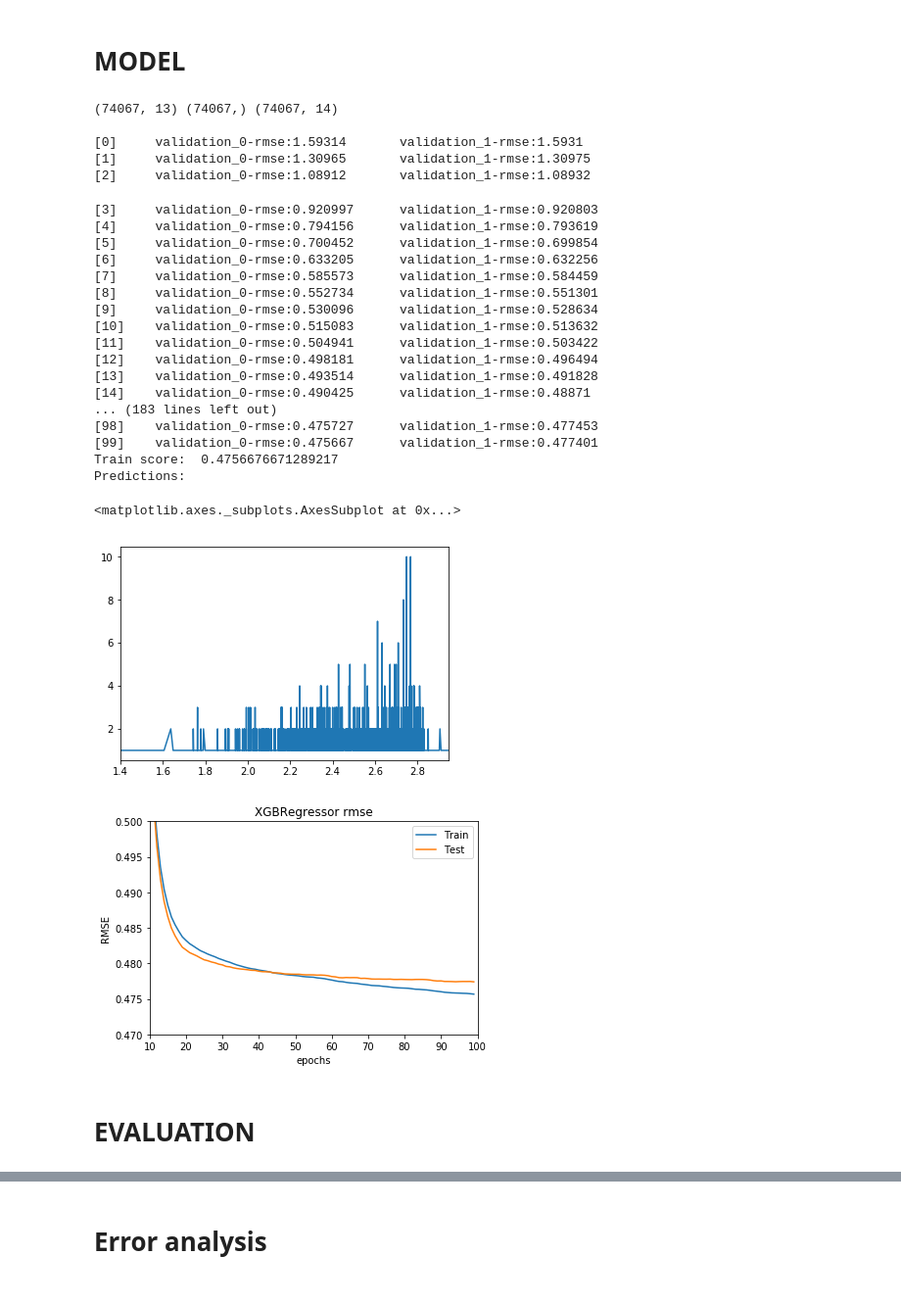
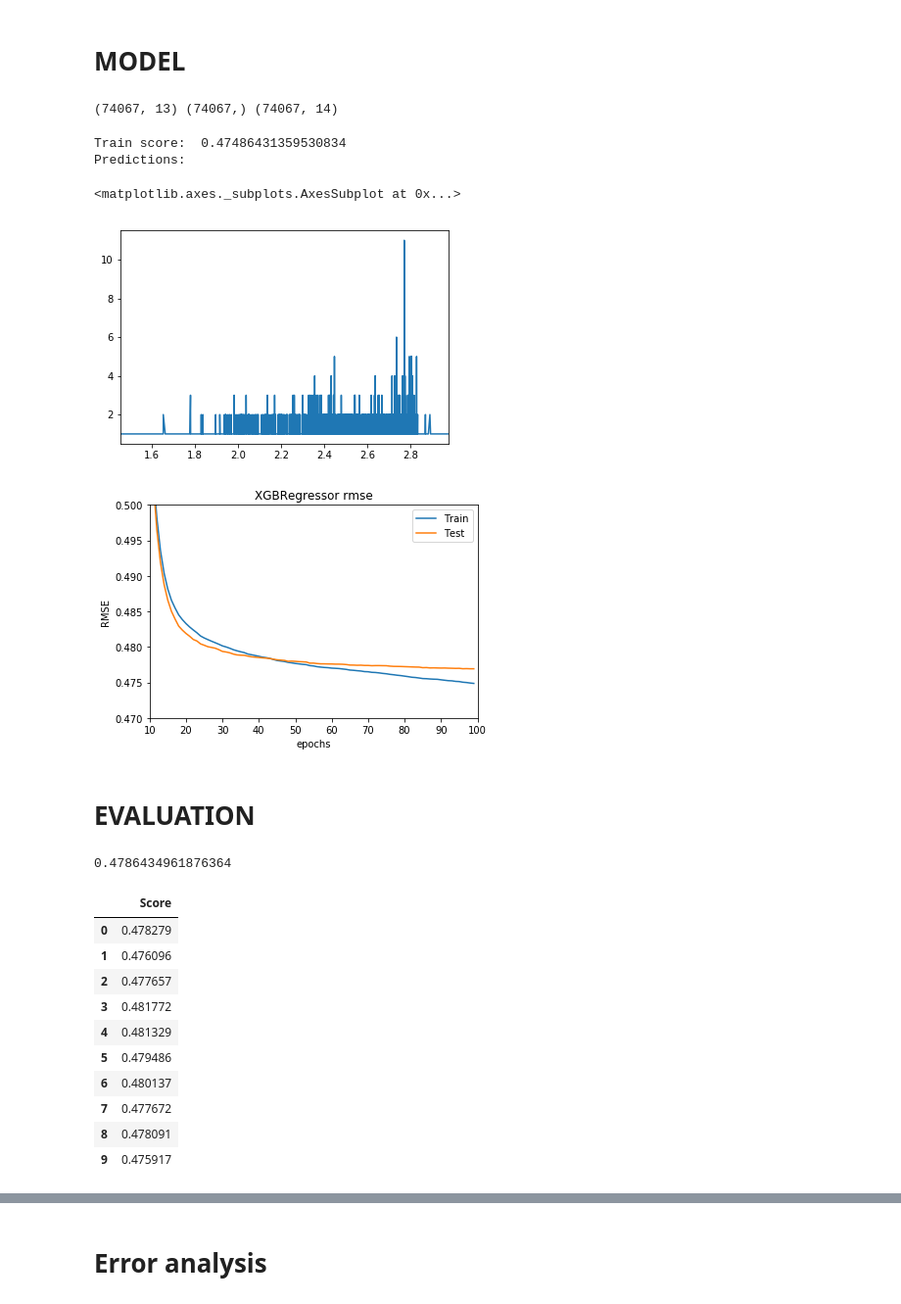
Before and after one commit to zeyger/home-depot, a Jupyter notebook: notebooks/home-depot.ipynb, the cells around one changed output, grey strips where cells are left out. Shown: that part at 98% size. Drawn from its saved outputs; the diff is of its cells as text; code cells hidden in the pictures.

```diff
--- a/notebooks/home-depot.ipynb
+++ b/notebooks/home-depot.ipynb
@@ -999,7 +983,7 @@ def fractions_overlap(s1, s2):
 
 
 num = '(?:\d+ [/\.] )?\d+' # match numbers like ['8', '3 . 5', '4 / 9']
-unit = '(?: in| ft)?(?: [wh])?' #match optional units
+unit = '(?: _in| _ft| _yds| _cm| _mm)?(?: [wh])?' #match optional units
 regex = num + unit + ' x ' + num + unit + '(?:' + ' x ' + num + unit + ')?'
 #regex = num + any_word + ' x ' + num + any_word + '(?:' + ' x ' + num + any_word + ')?'
 
@@ -1009,7 +993,7 @@ def search_dimensions(s):
     return list(map(remove_units, map(str.strip, (re.findall(regex, s)))))
 
 def remove_units(s):
-    return re.sub(' in| ft', '', s)
+    return re.sub(' _in| _ft| _yds| _cm| _mm', '', s)
 
 def dimensions_overlap(s1, s2):
     dim1 = set(search_dimensions(s1))
@@ -1021,7 +1005,7 @@ def dimensions_overlap(s1, s2):
 #s1 = '3 / 4 x 2 . 3 ft x 2 . 3'
 #s2 = '3 / 4 x 2 . 3 in'
 
-s1 = 'marazzi montagna gunstock 6 in x 24 in glazed porcelain floor and wall tile 14 53 sq ft / case'
+s1 = 'marazzi montagna gunstock 6 _in x 24 _in glazed porcelain floor and wall tile 14 53 sq ft / case'
 s2 = 'porcelin floor tile 6 x 24'
 dimensions_overlap(s1, s2)
 #search_dimensions(s1)
@@ -1036,16 +1015,12 @@ display(joined_train.head(1))
 # %%
 # frac and dim overlap
-def craft_features(joined_train):
+def craft_frac_dim_features(joined_train):
 
     frac_overlap = []
     dim_overlap = []
     for i in range(joined_train.shape[0]):
         search = joined_train['search_term'][i]
         title = joined_train['title'][i]
-        #attribute = joined_train['attributes'][i]
-        #description = joined_train['description'][i]
-
-        #text = ' '.join([title, attribute, description])
         frac_overlap.append(fractions_overlap(search, title))
         dim_overlap.append(dimensions_overlap(search, title))
 
@@ -1053,7 +1028,7 @@ def craft_features(joined_train):
 
 
 #
-frac_overlap, dim_overlap = craft_features(joined_train)
+frac_overlap, dim_overlap = craft_frac_dim_features(joined_train)
 
 print(np.unique(frac_overlap, return_counts=True))
 print(np.unique(dim_overlap, return_counts=True))
@@ -1169,52 +1135,33 @@ def RMSE(y_preds, y_test):
 # %%
 X, y = [dataset.iloc[:, 0:-1], dataset.iloc[:, -1]]
 print(X.shape, y.shape, dataset.shape, '\n')
 
 X_train, X_test, y_train, y_test = train_test_split(X, y, test_size=0.2, random_state=42)
 
 y_train = np.ravel(y_train)
 
 eval_set = [(X_train, y_train), (X_test, y_test)]
 eval_metric = ["rmse"]
 
-model.fit(X_train, y_train, eval_metric=eval_metric, eval_set=eval_set, verbose=True)
-model.fit(X_train, y_train, eval_metric=eval_metric, eval_set=eval_set, verbose=True)
+model.fit(X_train, y_train, eval_metric=eval_metric, eval_set=eval_set, verbose=False)
+model.fit(X_train, y_train, eval_metric=eval_metric, eval_set=eval_set, verbose=False)
 
 
 
 print('Train score: ', RMSE(model.predict(X_train), y_train))
 
 y_preds = model.predict(X_test)
 y_preds[y_preds<1] = 1
 y_preds[y_preds>3] = 3
 values = pd.Series(y_preds.reshape((-1))).value_counts()
 print('Predictions:')
 values.sort_index().plot(kind='line')
 # %% [output]
 (74067, 13) (74067,) (74067, 14)
-
-[0]     validation_0-rmse:1.59314       validation_1-rmse:1.5931
-[1]     validation_0-rmse:1.30965       validation_1-rmse:1.30975
-[2]     validation_0-rmse:1.08912       validation_1-rmse:1.08932
-[3]     validation_0-rmse:0.920997      validation_1-rmse:0.920803
-[4]     validation_0-rmse:0.794156      validation_1-rmse:0.793619
-[5]     validation_0-rmse:0.700452      validation_1-rmse:0.699854
-[6]     validation_0-rmse:0.633205      validation_1-rmse:0.632256
-[7]     validation_0-rmse:0.585573      validation_1-rmse:0.584459
-[8]     validation_0-rmse:0.552734      validation_1-rmse:0.551301
-[9]     validation_0-rmse:0.530096      validation_1-rmse:0.528634
-[10]    validation_0-rmse:0.515083      validation_1-rmse:0.513632
-[11]    validation_0-rmse:0.504941      validation_1-rmse:0.503422
-[12]    validation_0-rmse:0.498181      validation_1-rmse:0.496494
-[13]    validation_0-rmse:0.493514      validation_1-rmse:0.491828
-[14]    validation_0-rmse:0.490425      validation_1-rmse:0.48871
-... (183 lines left out)
-[98]    validation_0-rmse:0.475727      validation_1-rmse:0.477453
-[99]    validation_0-rmse:0.475667      validation_1-rmse:0.477401
-Train score:  0.4756676671289217
+Train score:  0.47486431359530834
 Predictions:
 <matplotlib.axes._subplots.AxesSubplot at 0x...>
-[figure, old version]
+[figure, new version]
 # %%
 #plot learning curves
 results = model.evals_result()
@@ -1234,7 +1181,7 @@ axes.set_xlim([10,100])
 axes.set_ylim([0.47,0.5])
 plt.show()
 # %% [output]
-[figure, old version]
+[figure, new version]
 # %% [markdown]
 # EVALUATION
 # %%
@@ -1257,6 +1204,19 @@ for train_index, test_index in cv.split(X):
 
 print(np.mean(scores))
 display(pd.DataFrame(scores, columns=['Score']))
+# %% [output]
+0.4786434961876364
+|  | Score |
+| 0 | 0.478279 |
+| 1 | 0.476096 |
+| 2 | 0.477657 |
+| 3 | 0.481772 |
+| 4 | 0.481329 |
+| 5 | 0.479486 |
+| 6 | 0.480137 |
+| 7 | 0.477672 |
+| 8 | 0.478091 |
+| 9 | 0.475917 |
 # %%
 pd.DataFrame.from_dict(model.get_booster().get_score(importance_type='gain'), orient='index').sort_values(0,ascending=False)
 # %% [output]
```
Also changed, not shown: parts of 21 cells of this notebook.
